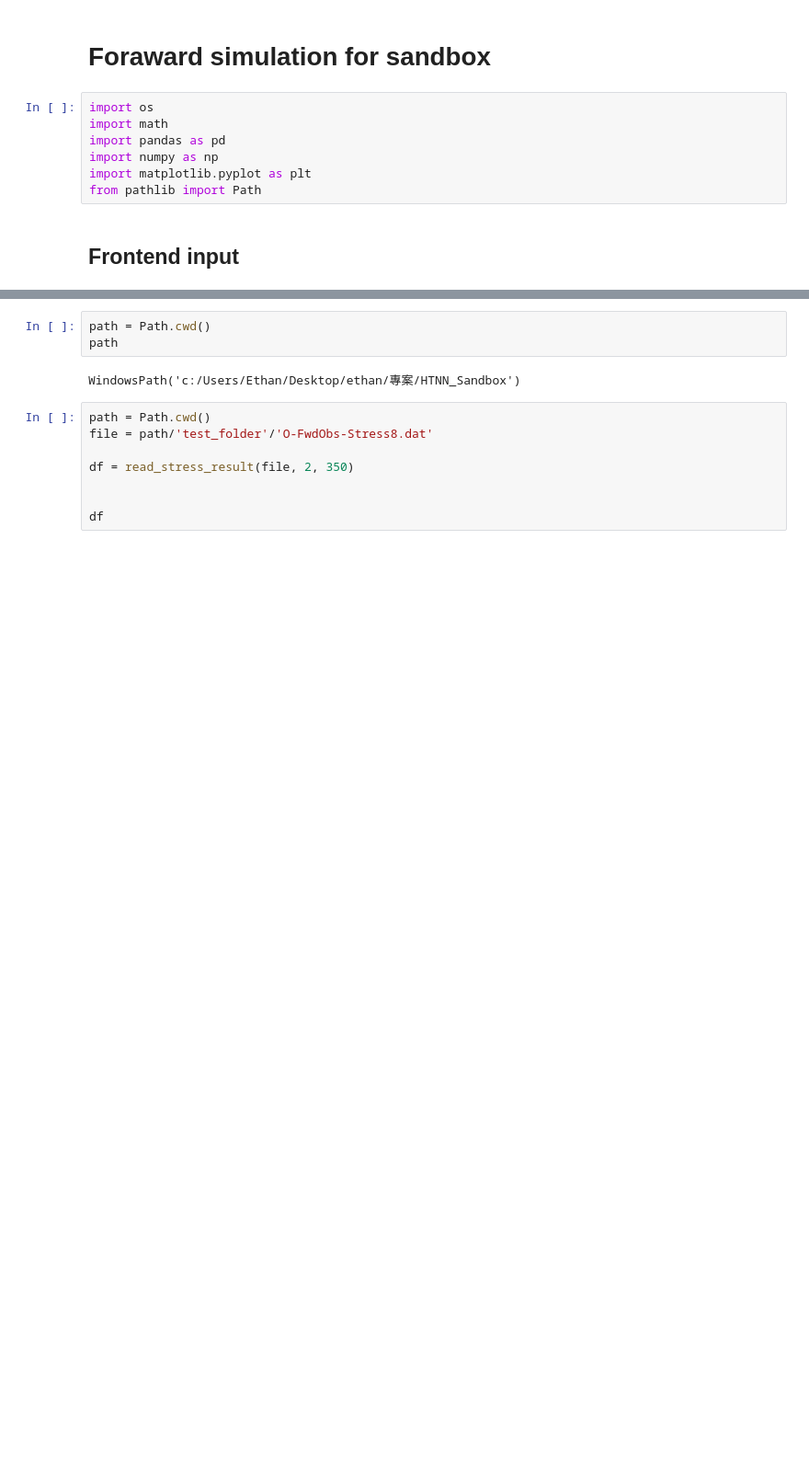
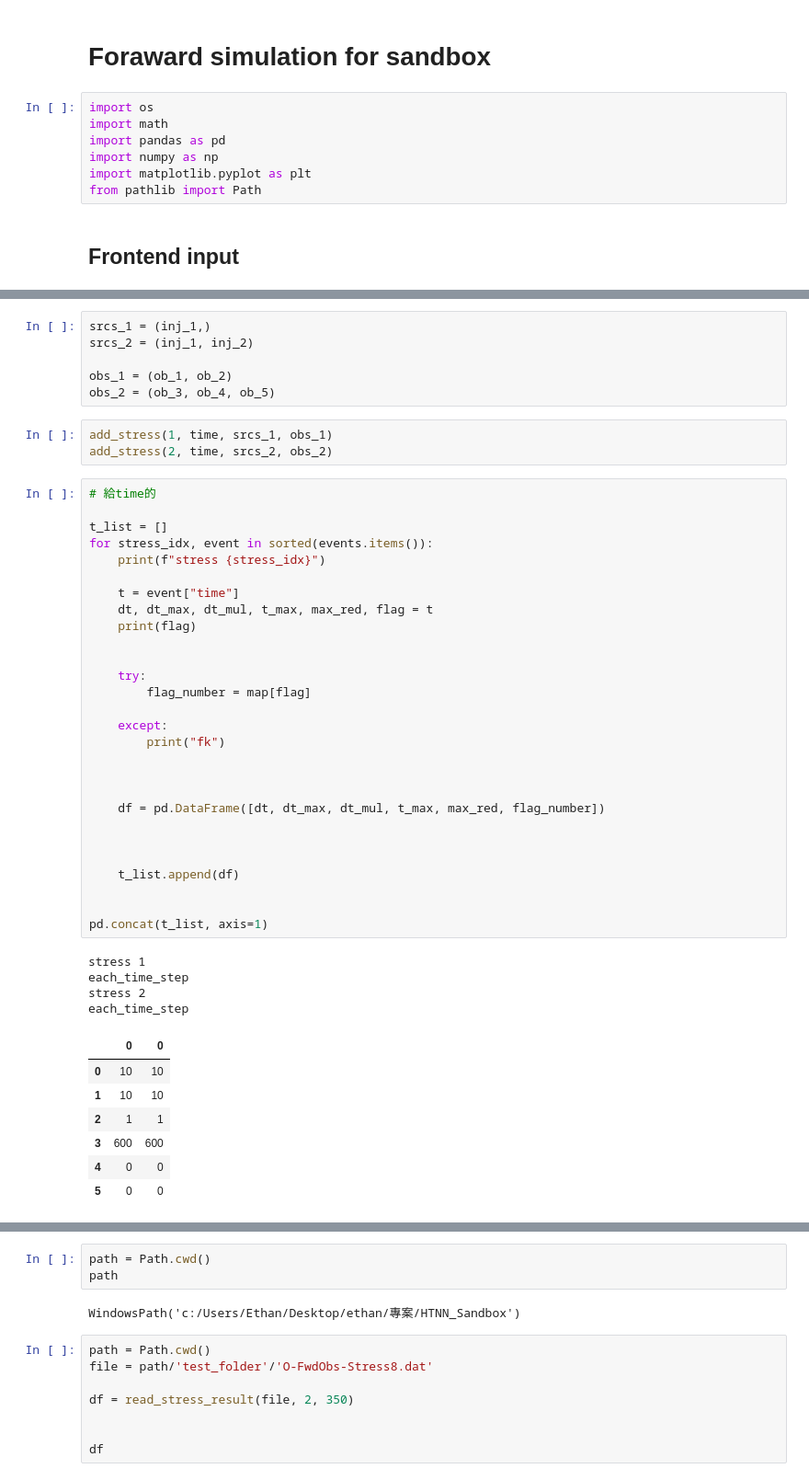
Before and after one commit to PseudoCaliina/HTNN_Sandbox, a Jupyter notebook: froward.ipynb, the cells around one changed output, grey strips where cells are left out. Shown at 92% size. Cells and saved outputs as stored; diff of their text form; blank space fills up the shorter version.

```diff
--- a/froward.ipynb
+++ b/froward.ipynb
@@ -129,0 +143,49 @@ WindowsPath('c:/Users/Ethan/Desktop/ethan/專案/HTNN_Sandbox')
+# %%
+srcs_1 = (inj_1,)
+srcs_2 = (inj_1, inj_2)
+
+obs_1 = (ob_1, ob_2)
+obs_2 = (ob_3, ob_4, ob_5)
+# %%
+add_stress(1, time, srcs_1, obs_1)
+add_stress(2, time, srcs_2, obs_2)
+# %%
+# 給time的
+
+t_list = []
+for stress_idx, event in sorted(events.items()):
+    print(f"stress {stress_idx}")
+
+    t = event["time"]
+    dt, dt_max, dt_mul, t_max, max_red, flag = t
+    print(flag)
+
+
+    try:
+        flag_number = map[flag]
+
+    except:
+        print("fk")
+
+
+
+    df = pd.DataFrame([dt, dt_max, dt_mul, t_max, max_red, flag_number])
+
+
+
+    t_list.append(df)
+
+
+pd.concat(t_list, axis=1)
+# %% [output]
+stress 1
+each_time_step
+stress 2
+each_time_step
+|  | 0 | 0 |
+| 0 | 10 | 10 |
+| 1 | 10 | 10 |
+| 2 | 1 | 1 |
+| 3 | 600 | 600 |
+| 4 | 0 | 0 |
+| 5 | 0 | 0 |
```
Also changed, not shown: parts of 20 cells of this notebook, 24 other files.
